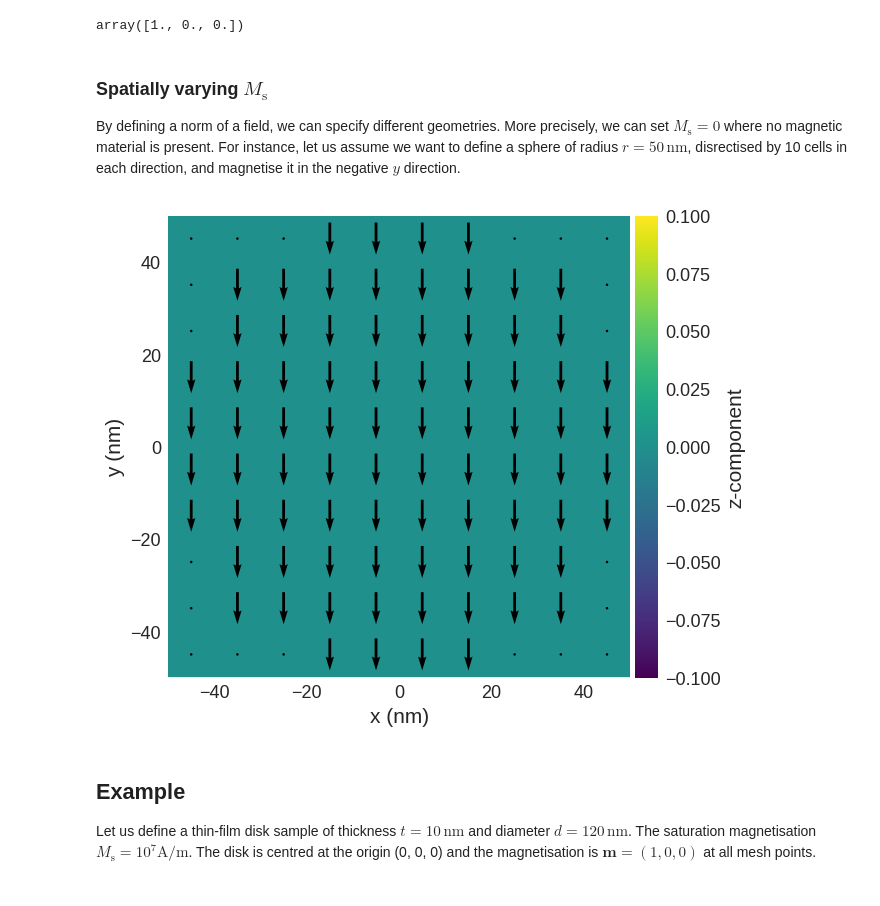
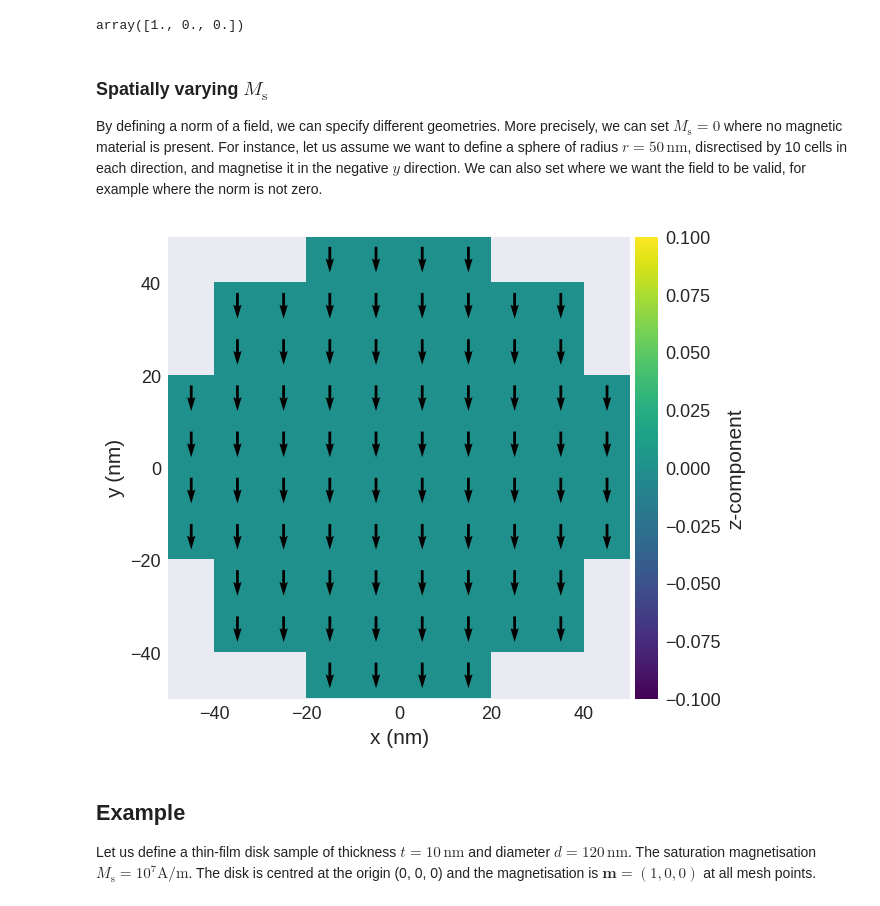
Before and after one commit to ubermag/tutorials, a Jupyter notebook: getting-started/magnetisation-field.ipynb, the cells around one changed output. Cells and saved outputs as stored; diff of their text form; code cells hidden in the pictures.

Commit message:
valid

```diff
--- a/getting-started/magnetisation-field.ipynb
+++ b/getting-started/magnetisation-field.ipynb
@@ -159,25 +159,25 @@ array([1., 0., 0.])
 # %% [markdown]
 ### Spatially varying $M_\mathrm{s}$
 
-By defining a norm of a field, we can specify different geometries. More precisely, we can set $M_\text{s}=0$ where no magnetic material is present. For instance, let us assume we want to define a sphere of radius $r=50\,\text{nm}$, disrectised by 10 cells in each direction, and magnetise it in the negative $y$ direction.
+By defining a norm of a field, we can specify different geometries. More precisely, we can set $M_\text{s}=0$ where no magnetic material is present. For instance, let us assume we want to define a sphere of radius $r=50\,\text{nm}$, disrectised by 10 cells in each direction, and magnetise it in the negative $y$ direction. We can also set where we want the field to be valid, for example where the norm is not zero.
 # %%
 r = 50e-9
 n = (10, 10, 10)
 region = df.Region(p1=(-r, -r, -r), p2=(r, r, r))
 mesh = df.Mesh(region=region, n=n)
 
 def Ms_value(point):
     x, y, z = point
     if x**2 + y**2 + z**2 < r**2:
         return Ms
     else:
         return 0
 
-m = df.Field(mesh, nvdim=3, value=(0, -1, 0), norm=Ms_value)
+m = df.Field(mesh, nvdim=3, value=(0, -1, 0), norm=Ms_value, valid="norm")
 
 m.sel('z').mpl()
 # %% [output]
-[figure, old version]
+[figure, new version]
 # %% [markdown]
 ## Example
 
```
Also changed, not shown: parts of 1 cell of this notebook.
